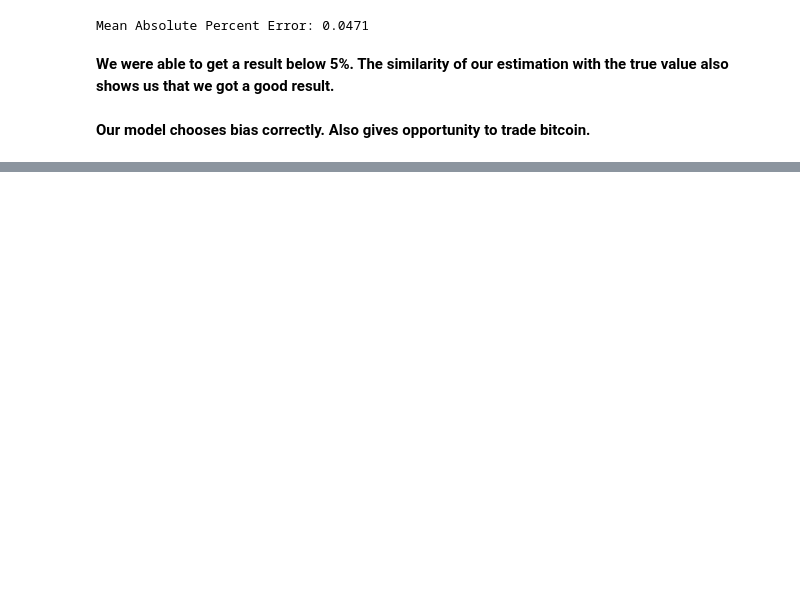
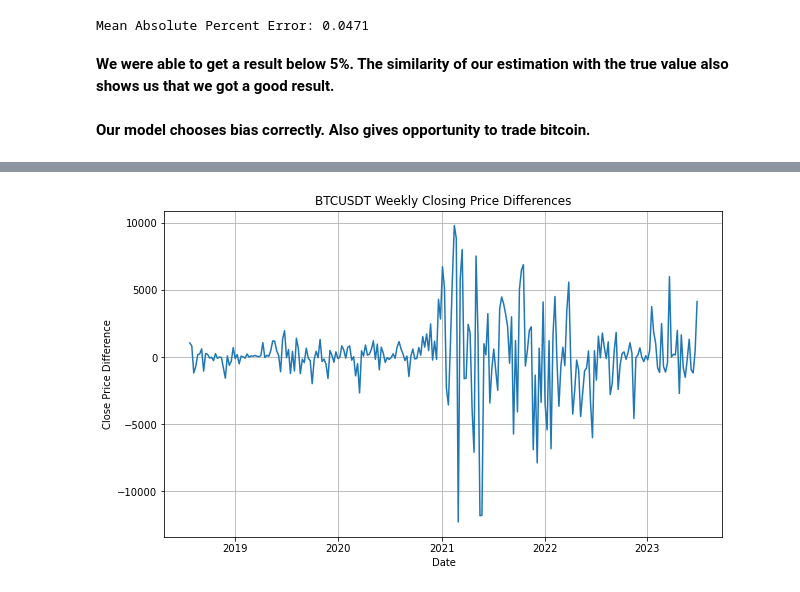
Before and after one commit to EymenGull/Bitcoin-Price-Forecast-with-SARIMA, a Jupyter notebook: on_going_project.ipynb, the cells around one changed output, grey strips where cells are left out. Cells and saved outputs as stored; diff of their text form; code cells hidden in the pictures; blank space fills up the shorter version.

```diff
--- a/on_going_project.ipynb
+++ b/on_going_project.ipynb
@@ -527,0 +718,13 @@ Mean Absolute Percent Error: 0.0471
+# %%
+import matplotlib.pyplot as plt
+
+# Create plot
+plt.figure(figsize=(10,6))
+plt.plot(df['Close time'], df['Close diff'])
+plt.title('BTCUSDT Weekly Closing Price Differences')
+plt.xlabel('Date')
+plt.ylabel('Close Price Difference')
+plt.grid(True)
+plt.show()
+# %% [output]
+[figure, added]
```
Also changed, not shown: parts of 43 cells of this notebook.
